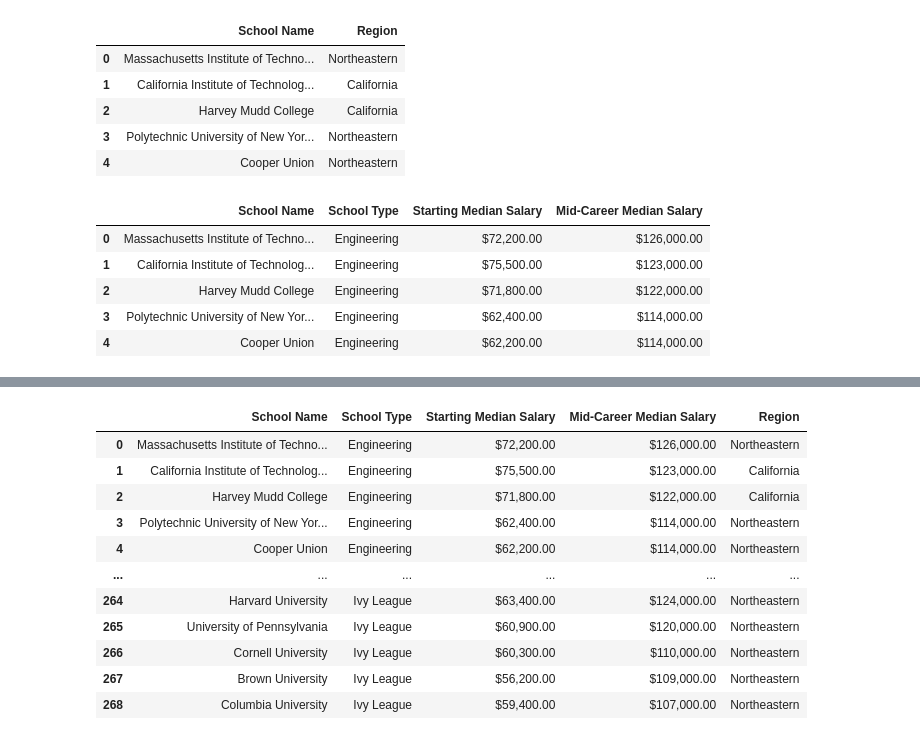
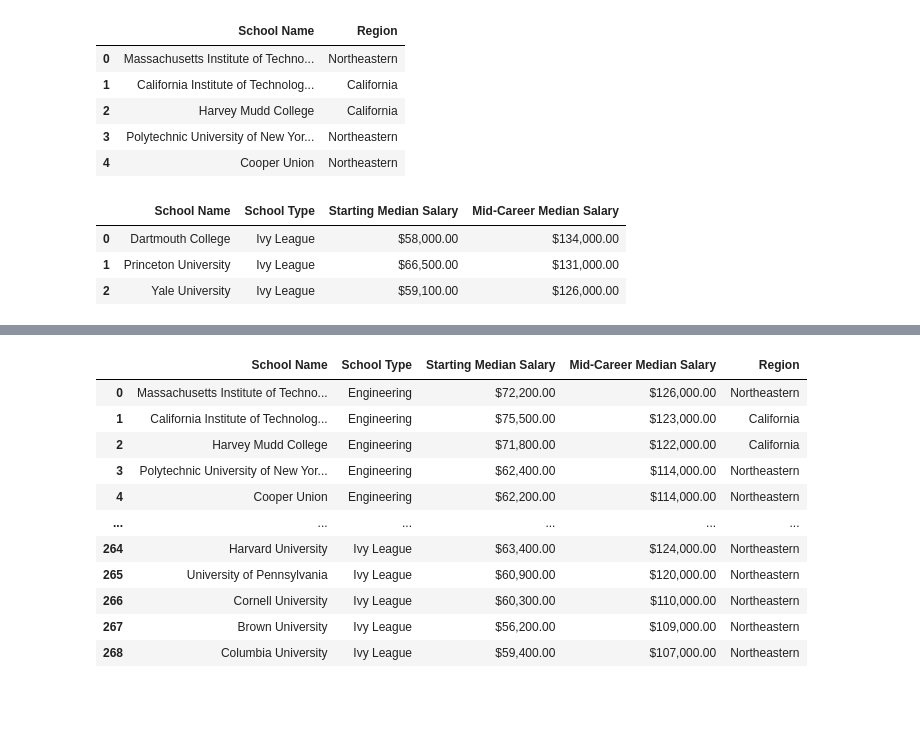
Before and after one commit to junio-firmino/Aprendizado_python, a Jupyter notebook: Multi_df.ipynb, the cells around one changed output, grey strips where cells are left out. Cells and saved outputs as stored; diff of their text form; code cells hidden in the pictures; blank space fills up the shorter version.

```diff
--- a/Multi_df.ipynb
+++ b/Multi_df.ipynb
@@ -245,12 +245,10 @@ regions.head()
 | 2 | Harvey Mudd College | California |
 | 3 | Polytechnic University of New Yor... | Northeastern |
 | 4 | Cooper Union | Northeastern |
-# %%
-schools.head()
-# %% [output]
-|  | School Name | School Type | Starting Median Salary | Mid-Career Median Salary |
-| 0 | Massachusetts Institute of Techno... | Engineering | $72,200.00 | $126,000.00 |
-| 1 | California Institute of Technolog... | Engineering | $75,500.00 | $123,000.00 |
-| 2 | Harvey Mudd College | Engineering | $71,800.00 | $122,000.00 |
-| 3 | Polytechnic University of New Yor... | Engineering | $62,400.00 | $114,000.00 |
-| 4 | Cooper Union | Engineering | $62,200.00 | $114,000.00 |
+# %%
+ivies.head(3)
+# %% [output]
+|  | School Name | School Type | Starting Median Salary | Mid-Career Median Salary |
+| 0 | Dartmouth College | Ivy League | $58,000.00 | $134,000.00 |
+| 1 | Princeton University | Ivy League | $66,500.00 | $131,000.00 |
+| 2 | Yale University | Ivy League | $59,100.00 | $126,000.00 |
```
Also changed, not shown: parts of 3 cells of this notebook.
